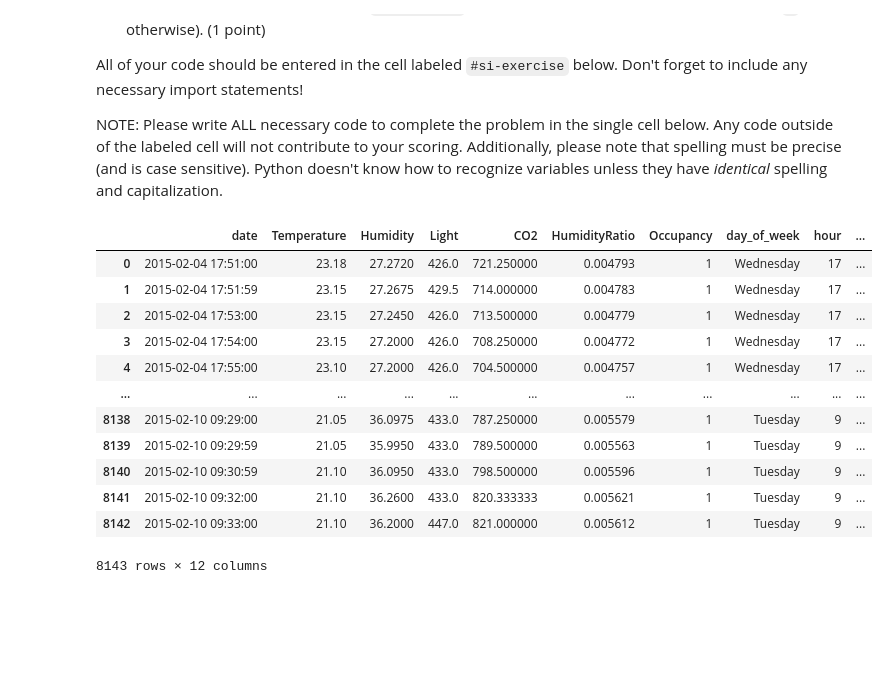
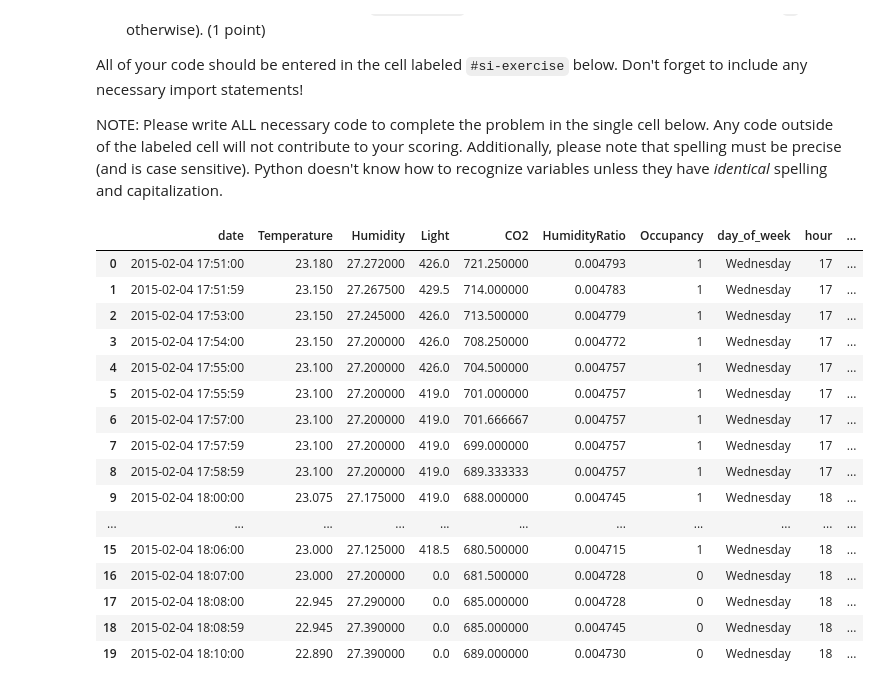
Before and after one commit to brandonjloeffler-lab/econ8320-assignment-06, a Jupyter notebook: Lesson.ipynb, the cells around one changed output. Saved outputs shown, nothing was run; the diff lists cells and outputs as text; code cells hidden in the pictures; blank space fills up the shorter version.

```diff
--- a/Lesson.ipynb
+++ b/Lesson.ipynb
@@ -4397,28 +4397,31 @@ NOTE: Please write ALL necessary code to complete the problem in the single cell
 # %%
 #si-exercise
 import pandas as pd
 
-data = pd.read_csv("https://github.com/dustywhite7/pythonMikkeli/raw/master/exampleData/roomOccupancy.csv")
+occupancy = pd.read_csv("https://github.com/dustywhite7/pythonMikkeli/raw/master/exampleData/roomOccupancy.csv")
 
-data['date'] = pd.to_datetime(data['date'])
-data['day_of_week'] = data['date'].dt.day_name()
-data['hour'] = data['date'].dt.hour
-data['minute'] = data['date'].dt.minute
-data['bright'] = data['Light'].apply(lambda x: 1 if x > data['Light'].mean() else 0)
-data['steamy'] = data.apply(lambda x: 1 if x['Humidity'] > data['Humidity'].mean() and x['Temperature'] > data['Temperature'].mean() else 0, axis=1)
-data.head(20)
-data
+occupancy['date'] = pd.to_datetime(occupancy['date'])
+occupancy['day_of_week'] = occupancy['date'].dt.day_name()
+occupancy['hour'] = occupancy['date'].dt.hour
+occupancy['minute'] = occupancy['date'].dt.minute
+occupancy['bright'] = occupancy['Light'].apply(lambda x: 1 if x > occupancy['Light'].mean() else 0)
+occupancy['steamy'] = occupancy.apply(lambda x: 1 if x['Humidity'] > occupancy['Humidity'].mean() and x['Temperature'] > occupancy['Temperature'].mean() else 0, axis=1)
+occupancy.head(20)
 # %% [output]
 |  | date | Temperature | Humidity | Light | CO2 | HumidityRatio | Occupancy | day_of_week | hour | ... |
-| 0 | 2015-02-04 17:51:00 | 23.18 | 27.2720 | 426.0 | 721.250000 | 0.004793 | 1 | Wednesday | 17 | ... |
-| 1 | 2015-02-04 17:51:59 | 23.15 | 27.2675 | 429.5 | 714.000000 | 0.004783 | 1 | Wednesday | 17 | ... |
-| 2 | 2015-02-04 17:53:00 | 23.15 | 27.2450 | 426.0 | 713.500000 | 0.004779 | 1 | Wednesday | 17 | ... |
-| 3 | 2015-02-04 17:54:00 | 23.15 | 27.2000 | 426.0 | 708.250000 | 0.004772 | 1 | Wednesday | 17 | ... |
-| 4 | 2015-02-04 17:55:00 | 23.10 | 27.2000 | 426.0 | 704.500000 | 0.004757 | 1 | Wednesday | 17 | ... |
+| 0 | 2015-02-04 17:51:00 | 23.180 | 27.272000 | 426.0 | 721.250000 | 0.004793 | 1 | Wednesday | 17 | ... |
+| 1 | 2015-02-04 17:51:59 | 23.150 | 27.267500 | 429.5 | 714.000000 | 0.004783 | 1 | Wednesday | 17 | ... |
+| 2 | 2015-02-04 17:53:00 | 23.150 | 27.245000 | 426.0 | 713.500000 | 0.004779 | 1 | Wednesday | 17 | ... |
+| 3 | 2015-02-04 17:54:00 | 23.150 | 27.200000 | 426.0 | 708.250000 | 0.004772 | 1 | Wednesday | 17 | ... |
+| 4 | 2015-02-04 17:55:00 | 23.100 | 27.200000 | 426.0 | 704.500000 | 0.004757 | 1 | Wednesday | 17 | ... |
+| 5 | 2015-02-04 17:55:59 | 23.100 | 27.200000 | 419.0 | 701.000000 | 0.004757 | 1 | Wednesday | 17 | ... |
+| 6 | 2015-02-04 17:57:00 | 23.100 | 27.200000 | 419.0 | 701.666667 | 0.004757 | 1 | Wednesday | 17 | ... |
+| 7 | 2015-02-04 17:57:59 | 23.100 | 27.200000 | 419.0 | 699.000000 | 0.004757 | 1 | Wednesday | 17 | ... |
+| 8 | 2015-02-04 17:58:59 | 23.100 | 27.200000 | 419.0 | 689.333333 | 0.004757 | 1 | Wednesday | 17 | ... |
+| 9 | 2015-02-04 18:00:00 | 23.075 | 27.175000 | 419.0 | 688.000000 | 0.004745 | 1 | Wednesday | 18 | ... |
 | ... | ... | ... | ... | ... | ... | ... | ... | ... | ... | ... |
-| 8138 | 2015-02-10 09:29:00 | 21.05 | 36.0975 | 433.0 | 787.250000 | 0.005579 | 1 | Tuesday | 9 | ... |
-| 8139 | 2015-02-10 09:29:59 | 21.05 | 35.9950 | 433.0 | 789.500000 | 0.005563 | 1 | Tuesday | 9 | ... |
-| 8140 | 2015-02-10 09:30:59 | 21.10 | 36.0950 | 433.0 | 798.500000 | 0.005596 | 1 | Tuesday | 9 | ... |
-| 8141 | 2015-02-10 09:32:00 | 21.10 | 36.2600 | 433.0 | 820.333333 | 0.005621 | 1 | Tuesday | 9 | ... |
-| 8142 | 2015-02-10 09:33:00 | 21.10 | 36.2000 | 447.0 | 821.000000 | 0.005612 | 1 | Tuesday | 9 | ... |
+| 15 | 2015-02-04 18:06:00 | 23.000 | 27.125000 | 418.5 | 680.500000 | 0.004715 | 1 | Wednesday | 18 | ... |
+| 16 | 2015-02-04 18:07:00 | 23.000 | 27.200000 | 0.0 | 681.500000 | 0.004728 | 0 | Wednesday | 18 | ... |
+| 17 | 2015-02-04 18:08:00 | 22.945 | 27.290000 | 0.0 | 685.000000 | 0.004728 | 0 | Wednesday | 18 | ... |
+| 18 | 2015-02-04 18:08:59 | 22.945 | 27.390000 | 0.0 | 685.000000 | 0.004745 | 0 | Wednesday | 18 | ... |
+| 19 | 2015-02-04 18:10:00 | 22.890 | 27.390000 | 0.0 | 689.000000 | 0.004730 | 0 | Wednesday | 18 | ... |
-8143 rows × 12 columns
```
